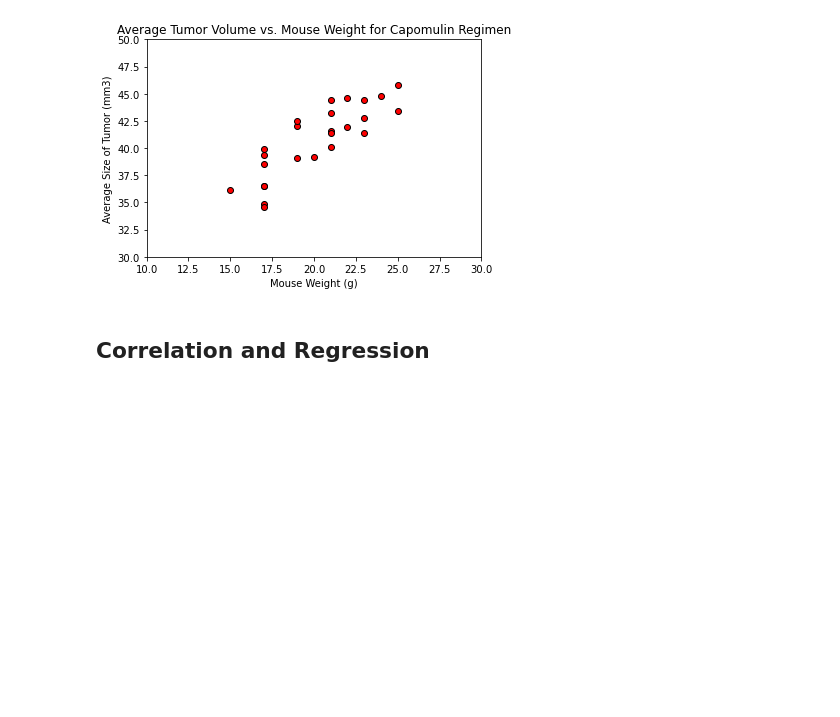
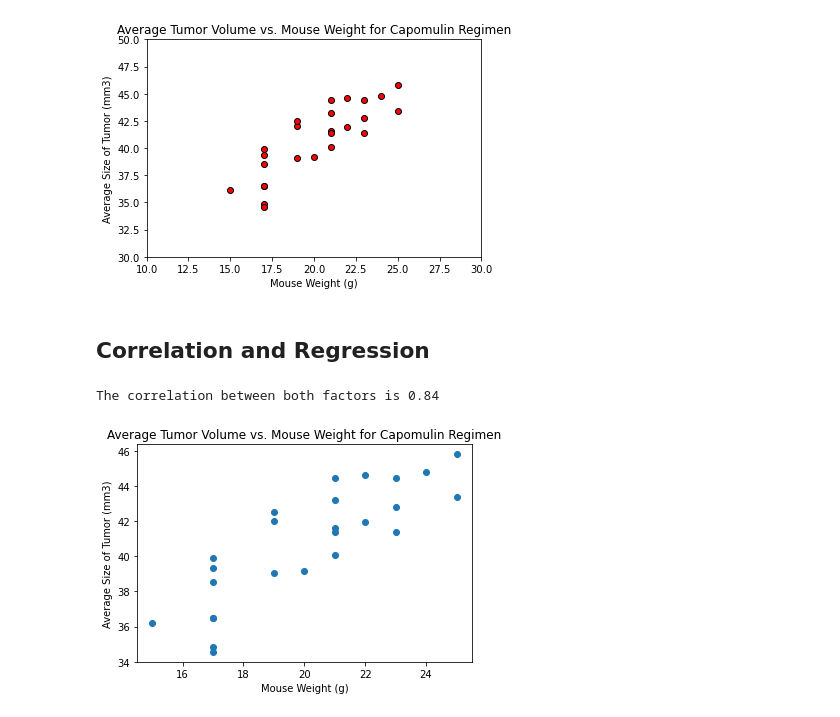
Before and after one commit to jeffreyoverholt/Matplotlib, a Jupyter notebook: pymaceuticals_starter.ipynb, the cells around one changed output. Saved outputs shown, nothing was run; the diff lists cells and outputs as text; code cells hidden in the pictures; blank space fills up the shorter version.

Commit message:
Code through Correlation and Regression

```diff
--- a/pymaceuticals_starter.ipynb
+++ b/pymaceuticals_starter.ipynb
@@ -889,3 +891,19 @@ Text(0, 0.5, 'Average Size of Tumor (mm3)')
 [figure]
 # %% [markdown]
 ## Correlation and Regression
+# %%
+# Calculate the correlation coefficient and linear regression model
+# Refer to Ins_Correlation_Conundrum class lecture (Matplotlib day 3 module 6)
+
+capomulin_mouse_weight = avg_tumor_vol_capomulin_df["Weight (g)"]
+capomulin_avg_tumor_size = avg_tumor_vol_capomulin_df["Average Size of Tumor"]
+correlation = st.pearsonr(capomulin_mouse_weight,capomulin_avg_tumor_size)
+plt.scatter(capomulin_mouse_weight,capomulin_avg_tumor_size)
+plt.title("Average Tumor Volume vs. Mouse Weight for Capomulin Regimen")
+plt.xlabel("Mouse Weight (g)")
+plt.ylabel("Average Size of Tumor (mm3)")
+print(f"The correlation between both factors is {round(correlation[0],2)}")
+plt.show()
+# %% [output]
+The correlation between both factors is 0.84
+[figure, added]
```
Also changed, not shown: parts of 6 cells of this notebook.
